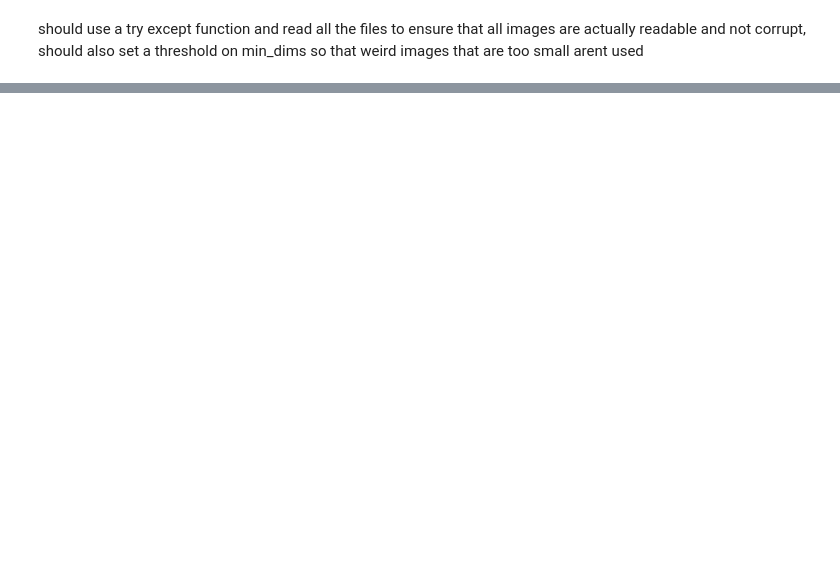
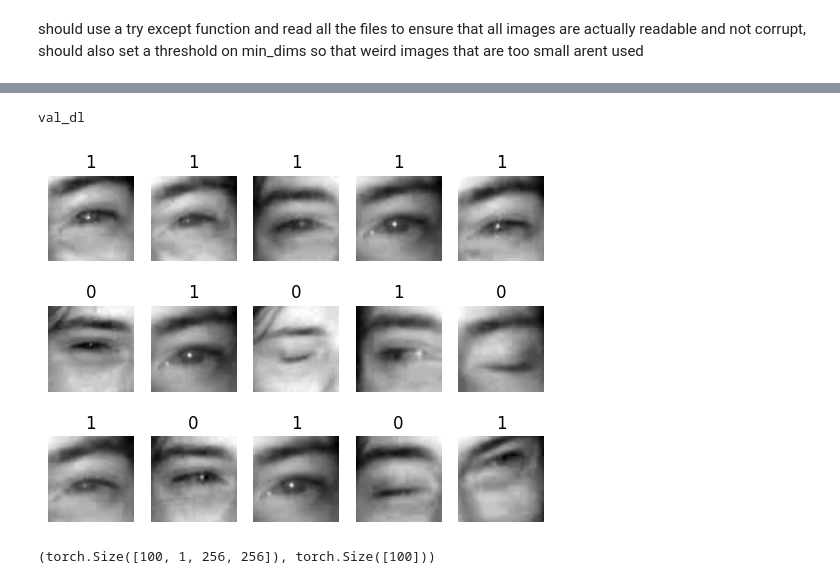
Before and after one commit to haidiazaman/secure-face-capture-python-app, a Jupyter notebook: dev/prepare_scripts.ipynb, the cells around one changed output, grey strips where cells are left out. Saved outputs shown, nothing was run; the diff lists cells and outputs as text; code cells hidden in the pictures; blank space fills up the shorter version.

```diff
--- a/dev/prepare_scripts.ipynb
+++ b/dev/prepare_scripts.ipynb
@@ -129,0 +250,24 @@ torch.Size([1, 50, 50])
+# %%
+print("val_dl")
+
+rows,cols=3,5
+fig,ax=plt.subplots(rows,cols)
+
+for i,ind in tqdm(enumerate(np.random.randint(0,127,rows*cols))):
+    img,label = x_batch[ind],y_batch[ind]
+
+    plt.subplot(rows,cols,i+1)
+    plt.imshow(img.permute(1,2,0),cmap='gray')
+    plt.title(label.item())
+    plt.axis('off')
+
+plt.show()
+# %% [output]
+val_dl
+[figure, added]
+# %%
+batch = next(iter(test_dl))
+x_batch,y_batch = batch
+x_batch.shape,y_batch.shape
+# %% [output]
+(torch.Size([100, 1, 256, 256]), torch.Size([100]))
```
Also changed, not shown: parts of 27 cells of this notebook.
